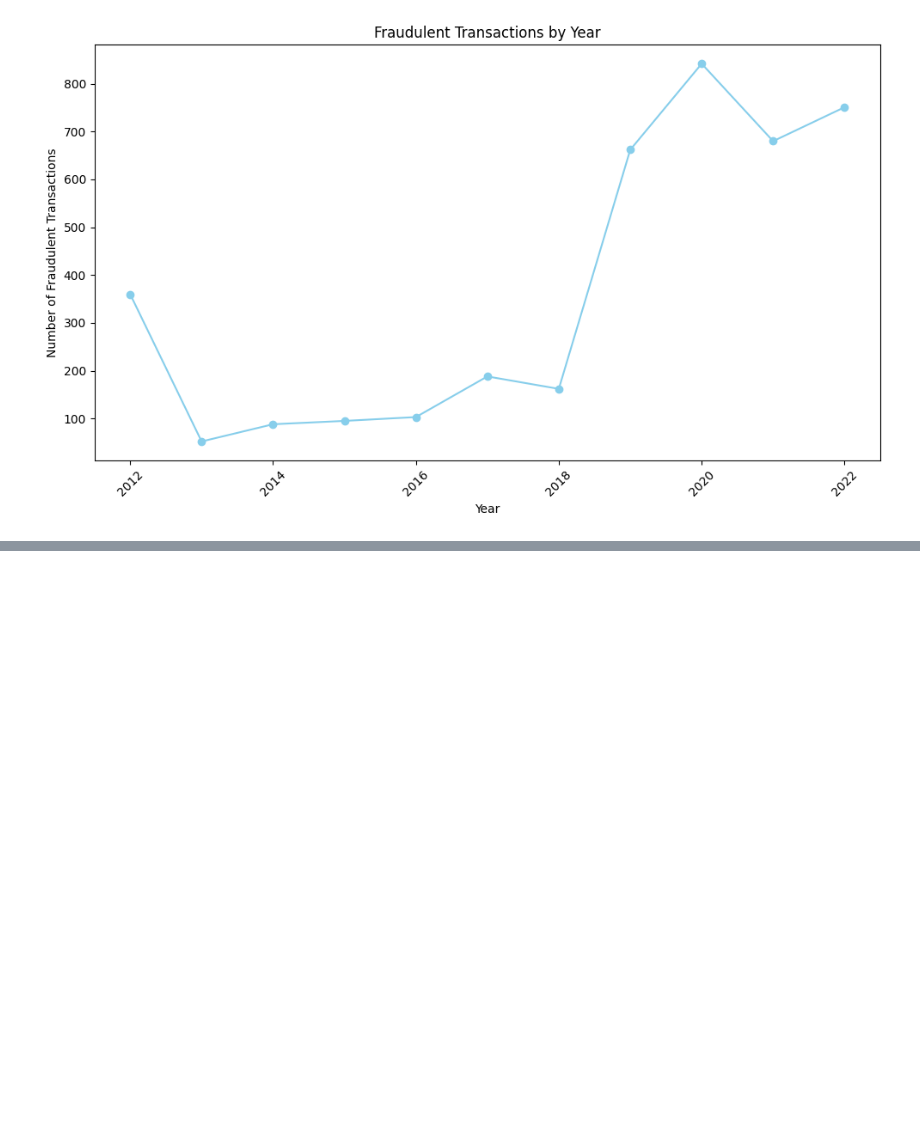
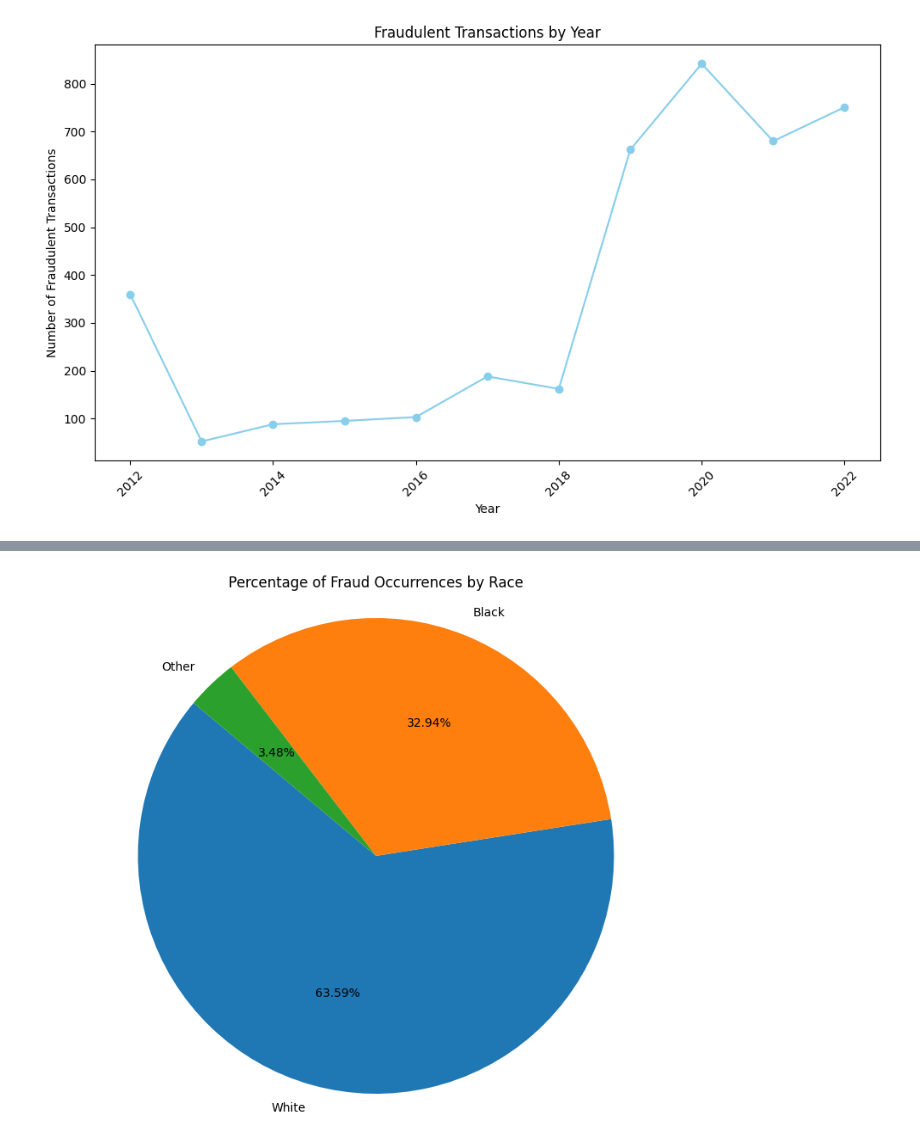
Before and after one commit to ryantangmj/ryantangmj.github.io, a Jupyter notebook: final_tutorial.ipynb, the cells around one changed output, grey strips where cells are left out. Drawn from its saved outputs; the diff is of its cells as text; code cells hidden in the pictures; blank space fills up the shorter version.

```diff
--- a/final_tutorial.ipynb
+++ b/final_tutorial.ipynb
@@ -146,0 +254,32 @@ plt.show()
+# %%
+# count the occurrences of fraud by race
+fraud_adult_white = data_arrest['Adult White'].sum()
+fraud_adult_black = data_arrest['Adult Black'].sum()
+fraud_adult_indian = data_arrest['Adult Indian'].sum()
+fraud_adult_asian = data_arrest['Adult Asian'].sum()
+
+# combine the counts into a single Series
+fraud_by_race = pd.Series({
+    'White': fraud_adult_white,
+    'Black': fraud_adult_black,
+    'Indian': fraud_adult_indian,
+    'Asian': fraud_adult_asian
+})
+
+# define a threshold for grouping smaller slices
+threshold = 0.02
+total_frauds = fraud_by_race.sum()
+fraud_by_race = fraud_by_race[fraud_by_race / total_frauds > threshold]
+
+# add an 'Other' category for the remaining slices
+other_frauds = total_frauds - fraud_by_race.sum()
+fraud_by_race['Other'] = other_frauds
+
+# plot a pie chart
+plt.figure(figsize=(10, 8))
+plt.pie(fraud_by_race, labels=fraud_by_race.index, autopct='%1.2f%%', startangle=140)
+plt.title('Percentage of Fraud Occurrences by Race')
+plt.axis('equal')
+plt.show()
+# %% [output]
+[figure, added]
```
Also changed, not shown: parts of 5 cells of this notebook.
